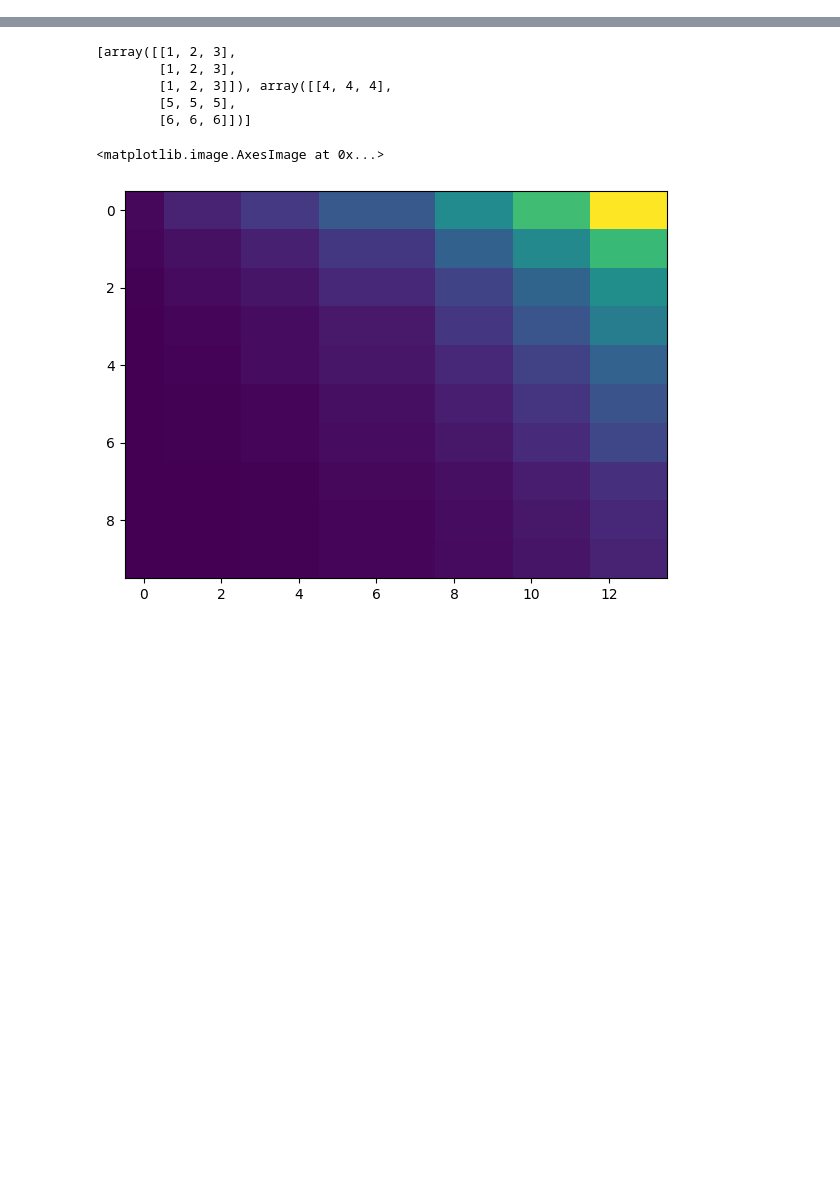
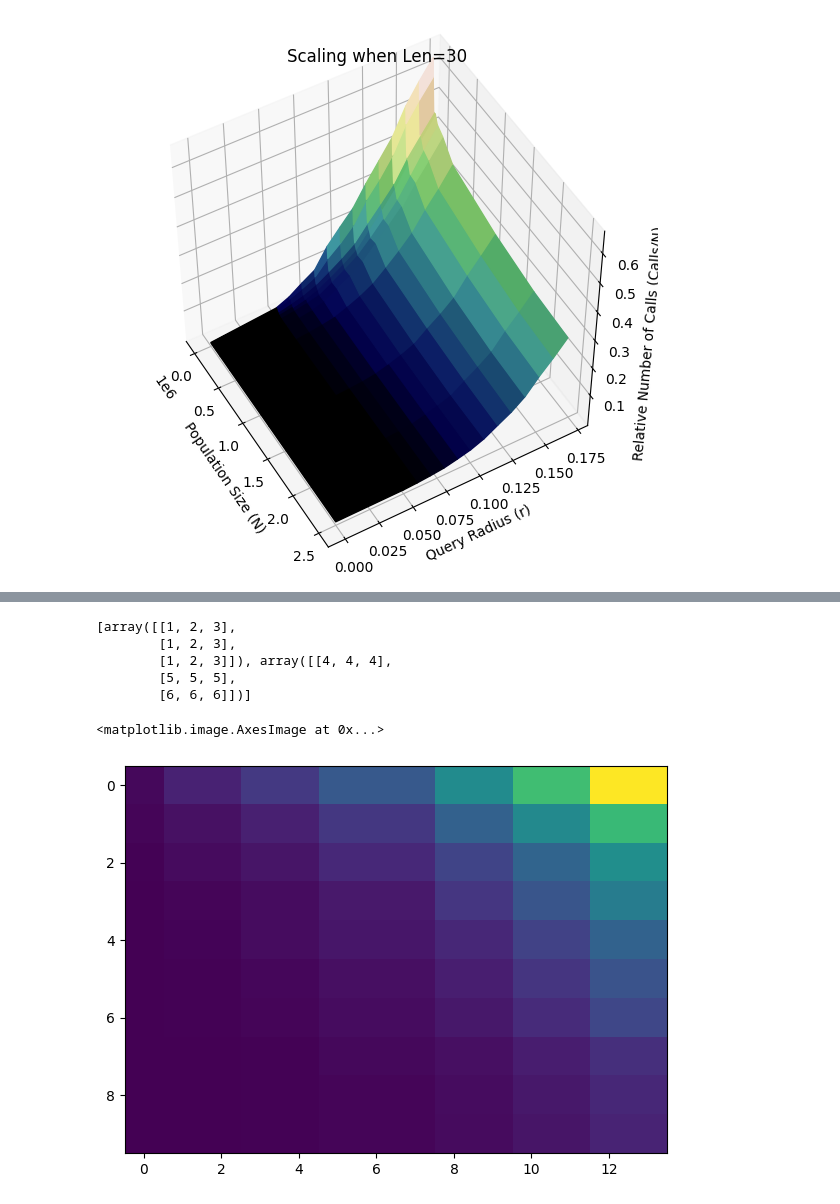
Before and after one commit to weathon/dating-app-pub, a Jupyter notebook: Data.ipynb, the cells around one changed output, grey strips where cells are left out. Drawn from its saved outputs; the diff is of its cells as text; code cells hidden in the pictures; blank space fills up the shorter version.

```diff
--- a/Data.ipynb
+++ b/Data.ipynb
@@ -52,0 +78,27 @@ for LENi in range(len(get_options("len"))):
+# %%
+pylab.rcParams["figure.figsize"] = (7,7)
+fig, ax = pylab.subplots(subplot_kw={"projection": "3d"})
+# pylab.subplots_adjust(right=0.3)
+# https://matplotlib.org/stable/gallery/subplots_axes_and_figures/subplots_adjust.html
+
+LENi = -1
+p = np.zeros(shape=(len(get_options("N")),len(get_options("r"))))
+for i in range(len(get_options("N"))):
+  for j in range(len(get_options("r"))):
+    p[i][j]=(filter(N=get_options("N")[i], r=get_options("r")[j], len=get_options("len")[LENi])["Call Counts"]/get_options("N")[i]).mean()
+
+X, Y = np.meshgrid(get_options("r"),get_options("N"))
+from matplotlib.colors import LightSource
+# https://matplotlib.org/3.1.0/gallery/mplot3d/custom_shaded_3d_surface.html#sphx-glr-gallery-mplot3d-custom-shaded-3d-surface-py
+ls = LightSource(270, 45)
+rgb = ls.shade(p, cmap=pylab.cm.gist_earth, vert_exag=0.1, blend_mode='soft')
+ax.plot_surface(Y,X,p, cmap=pylab.cm.coolwarm, facecolors=rgb)
+ax.set_xlabel("Population Size (N)")
+ax.set_ylabel("Query Radius (r)")
+ax.set_zlabel("Relative Number of Calls (Calls/N)")
+ax.set_title(f"Scaling when Len={get_options('len')[LENi]}")
+ax.view_init(50, -30)
+# https://www.geeksforgeeks.org/how-to-change-angle-of-3d-plot-in-python/
+# https://matplotlib.org/stable/gallery/mplot3d/surface3d.html
+# %% [output]
+[figure, added]
```
Also changed, not shown: parts of 10 cells of this notebook.
